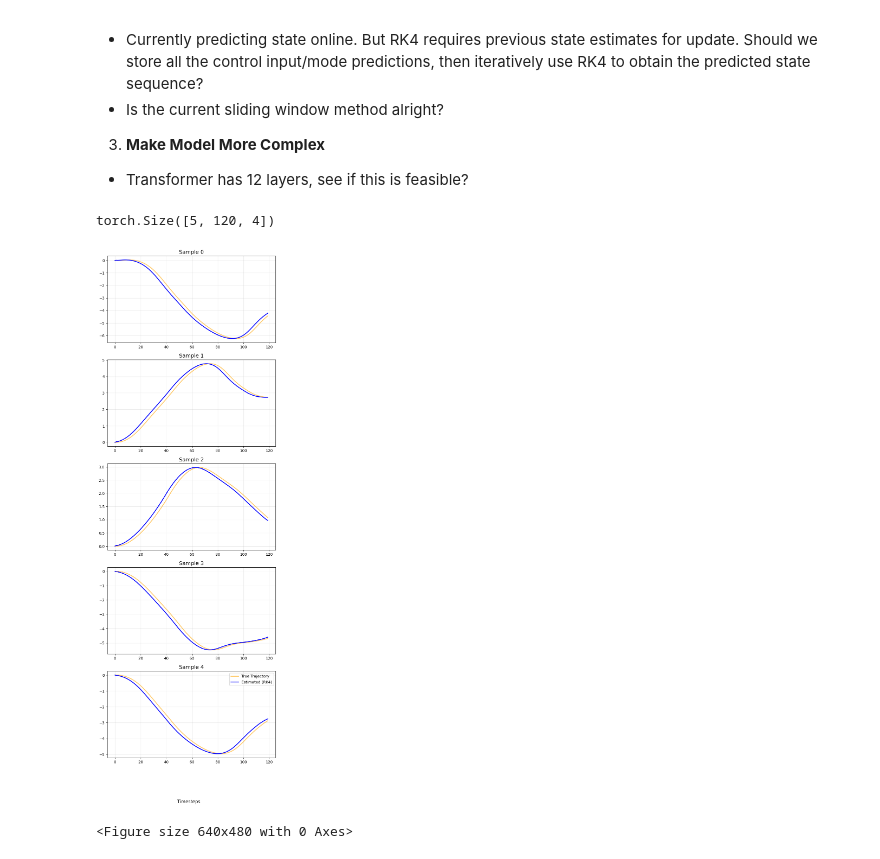
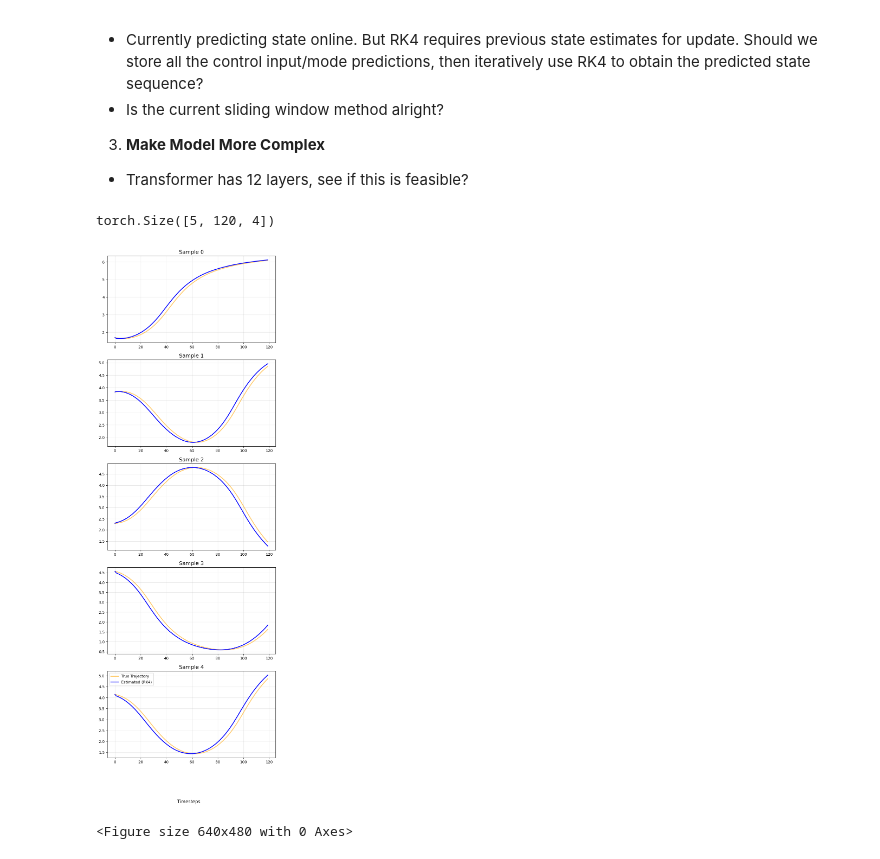
Before and after one commit to ebonyelsmith/transformer_control, a Jupyter notebook: test_rnn_baseline.ipynb, the cells around one changed output. Drawn from its saved outputs; the diff is of its cells as text; code cells hidden in the pictures.

```diff
--- a/test_rnn_baseline.ipynb
+++ b/test_rnn_baseline.ipynb
@@ -165,27 +157,27 @@ def solver(x, a, cartmass, polemass, polelength, dt=0.1, dynamics=cartpole_dynam
 # %%
 context_batches = sample(True, 5)
 xs, ys, cartmasses, polemasses, polelengths = context_batches[0] # batch of context length 1
 
 true_trajectories = torch.cat((xs[:, :120, :], ys[:, :120, :]), dim=-1)
 estimated_trajectories = [xs[:, 0, :].unsqueeze(1)] + [solver(xs[:, i, :], ys[:, i+1, 0], cartmasses, polemasses, polelengths).unsqueeze(1) for i in range(0, 119)]
 estimated_trajectories = torch.cat(estimated_trajectories, dim=1)
 print(estimated_trajectories.shape)
 
 fig, axes = plt.subplots(len(context_batches[0]), 1, figsize=(8,24))
 for i in range(len(context_batches[0])): # over trajectories in batch
     ax = axes.flatten()[i]
-    ax.plot(true_trajectories[i, :, 0], color='orange', linewidth=2, alpha=0.6, label='True Trajectory')
-    ax.plot(estimated_trajectories[i, :, 0], color='blue', linewidth=2, label='Estimated (RK4)')
+    ax.plot(true_trajectories[i, :, 2], color='orange', linewidth=2, alpha=0.6, label='True Trajectory')
+    ax.plot(estimated_trajectories[i, :, 2], color='blue', linewidth=2, label='Estimated (RK4)')
     ax.set_title(f"Sample {i}", fontsize=14)
     ax.grid(True, alpha=0.3)
 
 fig.text(0.5, 0.04, 'Timesteps', ha='center', fontsize=12)
 plt.legend()
 plt.show()
 plt.tight_layout()
 # %% [output]
 torch.Size([5, 120, 4])
-[figure, old version]
+[figure, new version]
 <Figure size 640x480 with 0 Axes>
 # %%
 def build_rnn(args):
```
Also changed, not shown: parts of 5 cells of this notebook, 15 other files.
